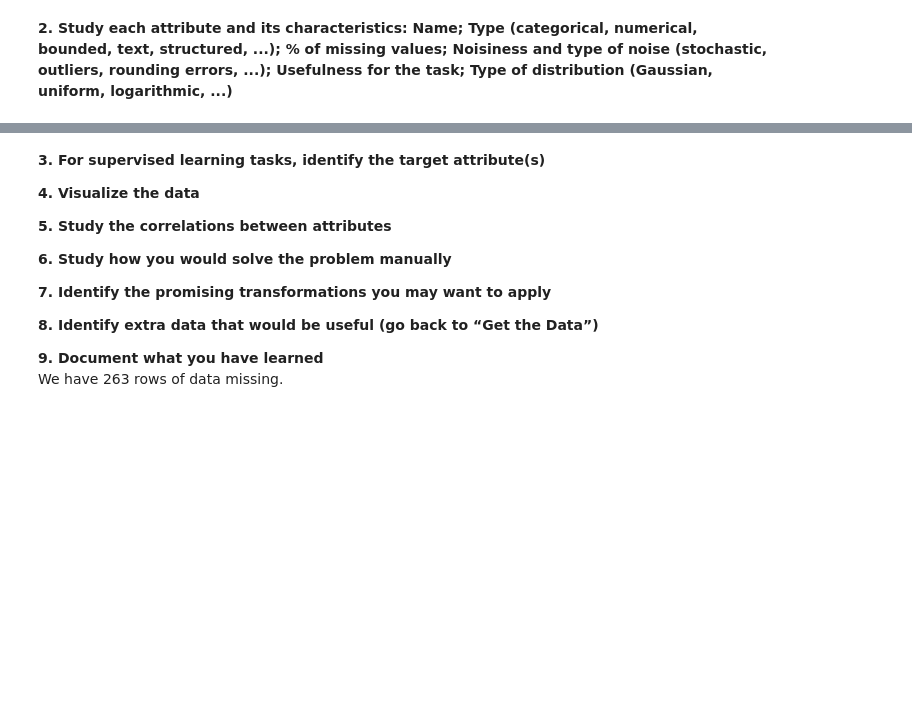
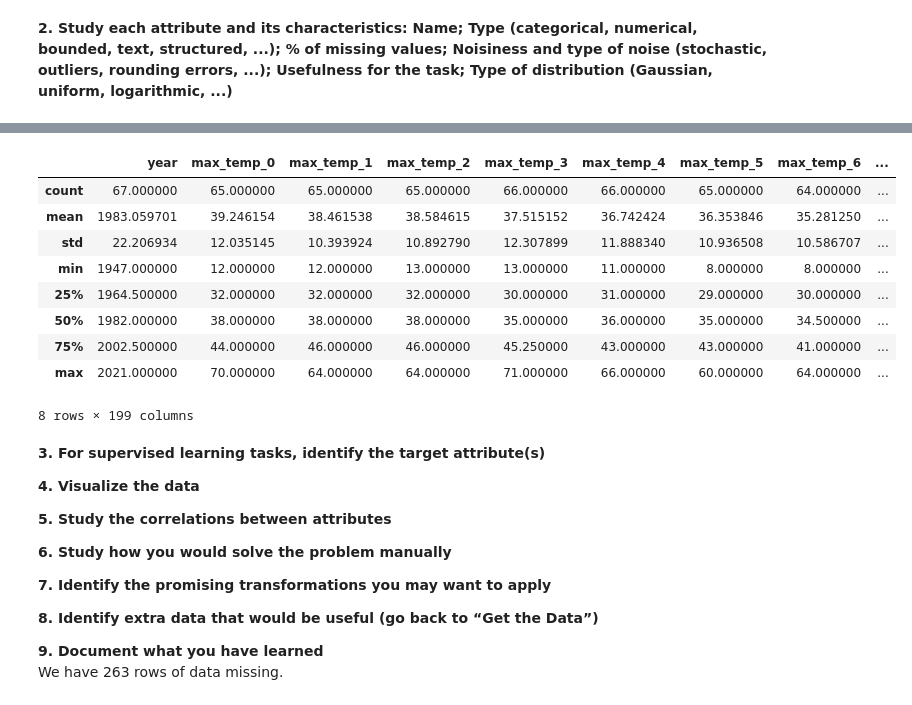
Before and after one commit to marchesem764/Project1, a Jupyter notebook: Early Spring.ipynb, the cells around one changed output, grey strips where cells are left out. Cells and saved outputs as stored; diff of their text form; code cells hidden in the pictures; blank space fills up the shorter version.

```diff
--- a/Early Spring.ipynb
+++ b/Early Spring.ipynb
@@ -274,3 +444,16 @@ memory usage: 122.0 KB
+# %%
+early_spring_data.describe()
+# %% [output]
+|  | year | max_temp_0 | max_temp_1 | max_temp_2 | max_temp_3 | max_temp_4 | max_temp_5 | max_temp_6 | ... |
+| count | 67.000000 | 65.000000 | 65.000000 | 65.000000 | 66.000000 | 66.000000 | 65.000000 | 64.000000 | ... |
+| mean | 1983.059701 | 39.246154 | 38.461538 | 38.584615 | 37.515152 | 36.742424 | 36.353846 | 35.281250 | ... |
+| std | 22.206934 | 12.035145 | 10.393924 | 10.892790 | 12.307899 | 11.888340 | 10.936508 | 10.586707 | ... |
+| min | 1947.000000 | 12.000000 | 12.000000 | 13.000000 | 13.000000 | 11.000000 | 8.000000 | 8.000000 | ... |
+| 25% | 1964.500000 | 32.000000 | 32.000000 | 32.000000 | 30.000000 | 31.000000 | 29.000000 | 30.000000 | ... |
+| 50% | 1982.000000 | 38.000000 | 38.000000 | 38.000000 | 35.000000 | 36.000000 | 35.000000 | 34.500000 | ... |
+| 75% | 2002.500000 | 44.000000 | 46.000000 | 46.000000 | 45.250000 | 43.000000 | 43.000000 | 41.000000 | ... |
+| max | 2021.000000 | 70.000000 | 64.000000 | 64.000000 | 71.000000 | 66.000000 | 60.000000 | 64.000000 | ... |
+8 rows × 199 columns
 # %% [markdown]
 **3. For supervised learning tasks, identify the target attribute(s)**
 
```
Also changed, not shown: parts of 17 cells of this notebook.
